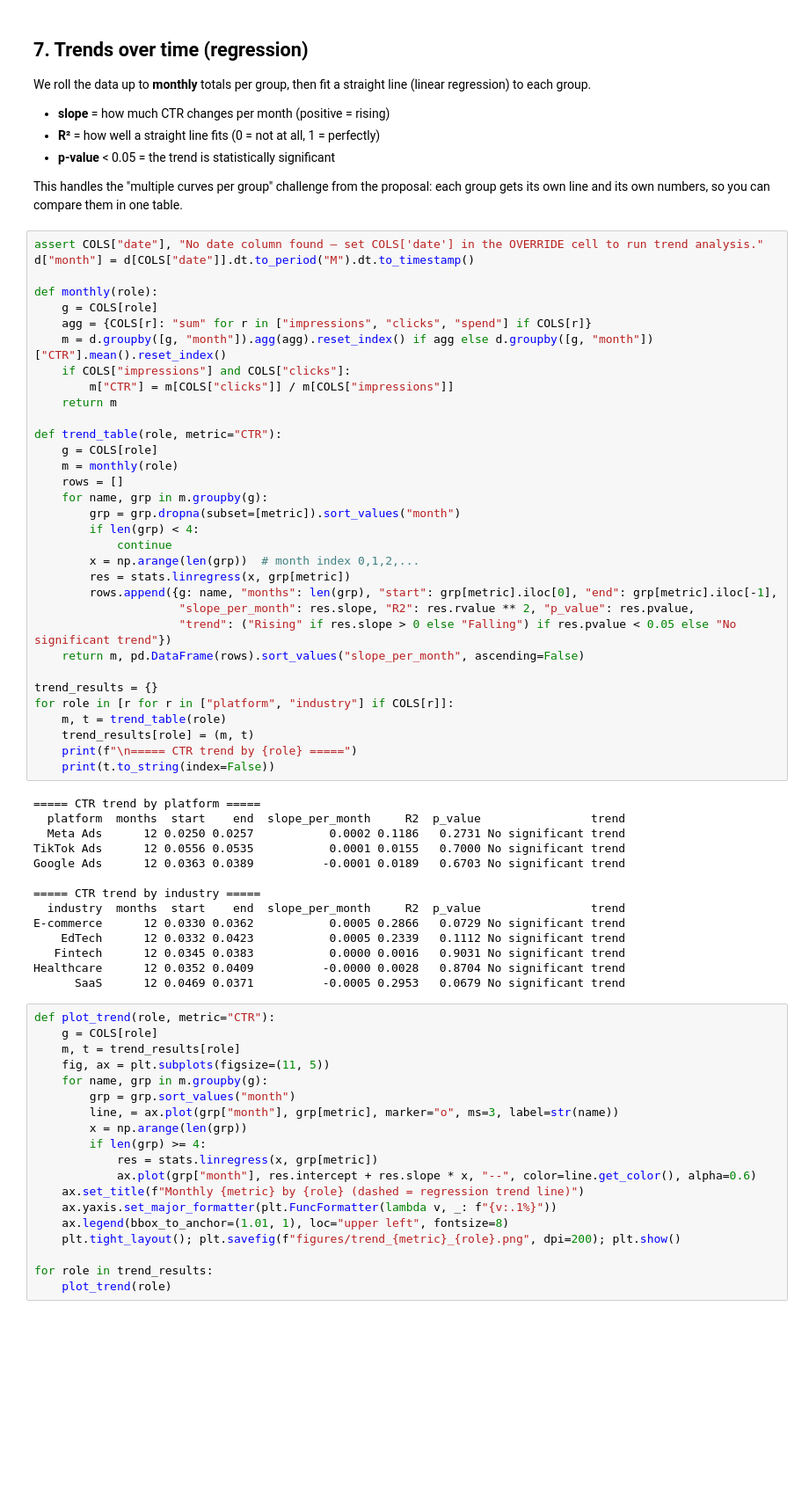
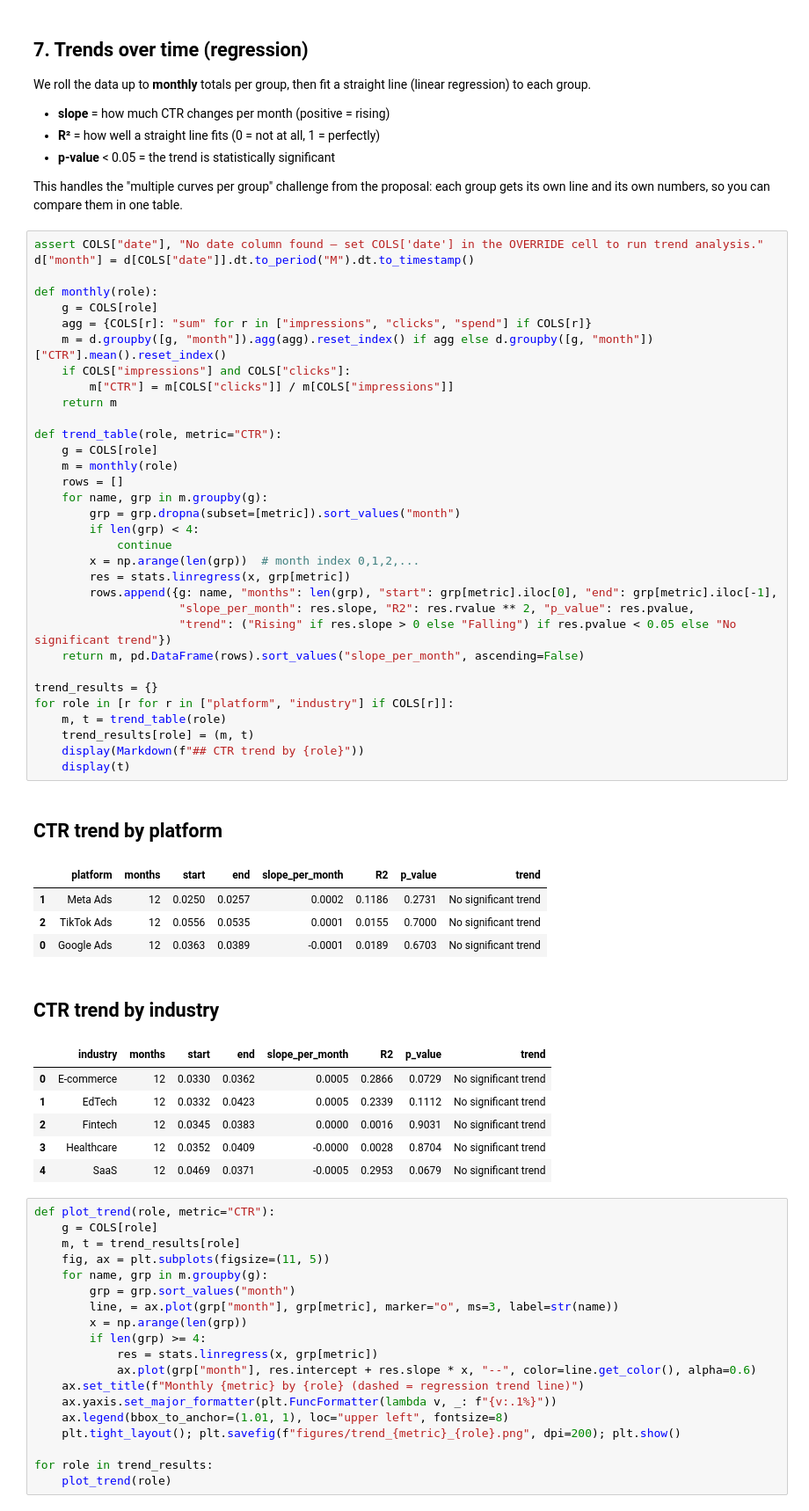
Before and after one commit to swiftycode256/global_ads_analysis, a Jupyter notebook: global_ads_analysis.ipynb, the cells around one changed output. Shown at 88% size. Drawn from its saved outputs; the diff is of its cells as text; blank space fills up the shorter version.

```diff
--- a/global_ads_analysis.ipynb
+++ b/global_ads_analysis.ipynb
@@ -324,48 +363,47 @@ assert COLS["date"], "No date column found — set COLS['date'] in the OVERRIDE
 d["month"] = d[COLS["date"]].dt.to_period("M").dt.to_timestamp()
 
 def monthly(role):
     g = COLS[role]
     agg = {COLS[r]: "sum" for r in ["impressions", "clicks", "spend"] if COLS[r]}
     m = d.groupby([g, "month"]).agg(agg).reset_index() if agg else d.groupby([g, "month"])["CTR"].mean().reset_index()
     if COLS["impressions"] and COLS["clicks"]:
         m["CTR"] = m[COLS["clicks"]] / m[COLS["impressions"]]
     return m
 
 def trend_table(role, metric="CTR"):
     g = COLS[role]
     m = monthly(role)
     rows = []
     for name, grp in m.groupby(g):
         grp = grp.dropna(subset=[metric]).sort_values("month")
         if len(grp) < 4:
             continue
         x = np.arange(len(grp))  # month index 0,1,2,...
         res = stats.linregress(x, grp[metric])
         rows.append({g: name, "months": len(grp), "start": grp[metric].iloc[0], "end": grp[metric].iloc[-1],
                      "slope_per_month": res.slope, "R2": res.rvalue ** 2, "p_value": res.pvalue,
                      "trend": ("Rising" if res.slope > 0 else "Falling") if res.pvalue < 0.05 else "No significant trend"})
     return m, pd.DataFrame(rows).sort_values("slope_per_month", ascending=False)
 
 trend_results = {}
 for role in [r for r in ["platform", "industry"] if COLS[r]]:
     m, t = trend_table(role)
     trend_results[role] = (m, t)
-    print(f"\n===== CTR trend by {role} =====")
-    print(t.to_string(index=False))
+    display(Markdown(f"## CTR trend by {role}"))
+    display(t)
 # %% [output]
-===== CTR trend by platform =====
-  platform  months  start    end  slope_per_month     R2  p_value                trend
-  Meta Ads      12 0.0250 0.0257           0.0002 0.1186   0.2731 No significant trend
-TikTok Ads      12 0.0556 0.0535           0.0001 0.0155   0.7000 No significant trend
-Google Ads      12 0.0363 0.0389          -0.0001 0.0189   0.6703 No significant trend
-
-===== CTR trend by industry =====
-  industry  months  start    end  slope_per_month     R2  p_value                trend
-E-commerce      12 0.0330 0.0362           0.0005 0.2866   0.0729 No significant trend
-    EdTech      12 0.0332 0.0423           0.0005 0.2339   0.1112 No significant trend
-   Fintech      12 0.0345 0.0383           0.0000 0.0016   0.9031 No significant trend
-Healthcare      12 0.0352 0.0409          -0.0000 0.0028   0.8704 No significant trend
-      SaaS      12 0.0469 0.0371          -0.0005 0.2953   0.0679 No significant trend
+## CTR trend by platform
+|  | platform | months | start | end | slope_per_month | R2 | p_value | trend |
+| 1 | Meta Ads | 12 | 0.0250 | 0.0257 | 0.0002 | 0.1186 | 0.2731 | No significant trend |
+| 2 | TikTok Ads | 12 | 0.0556 | 0.0535 | 0.0001 | 0.0155 | 0.7000 | No significant trend |
+| 0 | Google Ads | 12 | 0.0363 | 0.0389 | -0.0001 | 0.0189 | 0.6703 | No significant trend |
+## CTR trend by industry
+|  | industry | months | start | end | slope_per_month | R2 | p_value | trend |
+| 0 | E-commerce | 12 | 0.0330 | 0.0362 | 0.0005 | 0.2866 | 0.0729 | No significant trend |
+| 1 | EdTech | 12 | 0.0332 | 0.0423 | 0.0005 | 0.2339 | 0.1112 | No significant trend |
+| 2 | Fintech | 12 | 0.0345 | 0.0383 | 0.0000 | 0.0016 | 0.9031 | No significant trend |
+| 3 | Healthcare | 12 | 0.0352 | 0.0409 | -0.0000 | 0.0028 | 0.8704 | No significant trend |
+| 4 | SaaS | 12 | 0.0469 | 0.0371 | -0.0005 | 0.2953 | 0.0679 | No significant trend |
 # %%
 def plot_trend(role, metric="CTR"):
     g = COLS[role]
```
Also changed, not shown: parts of 7 cells of this notebook.
